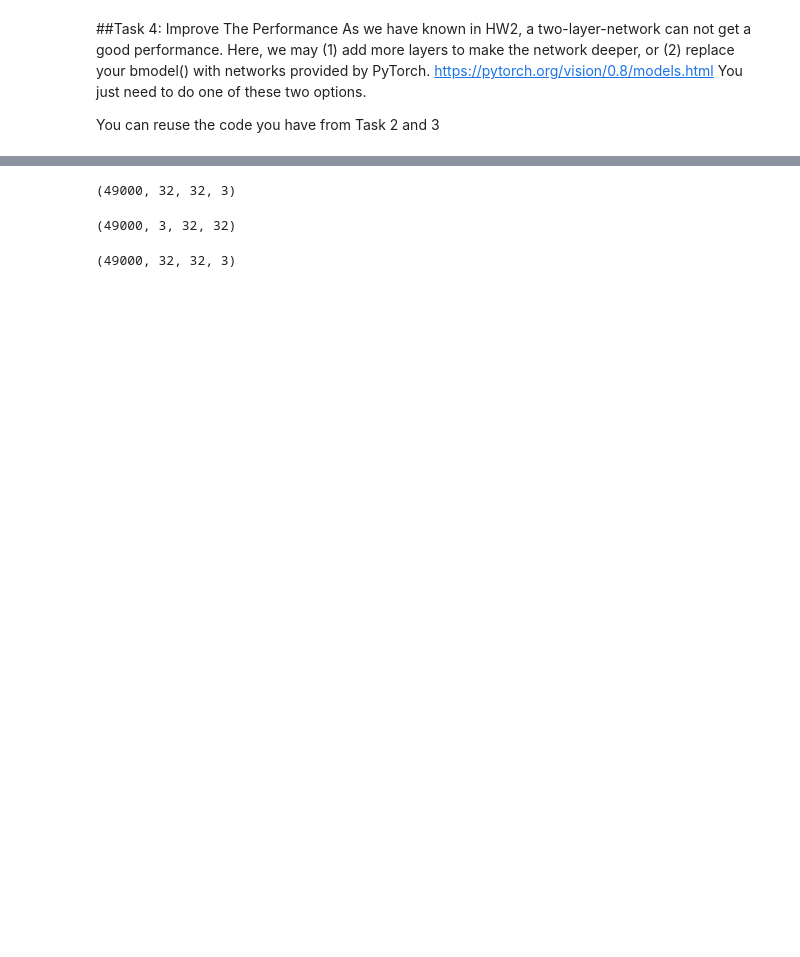
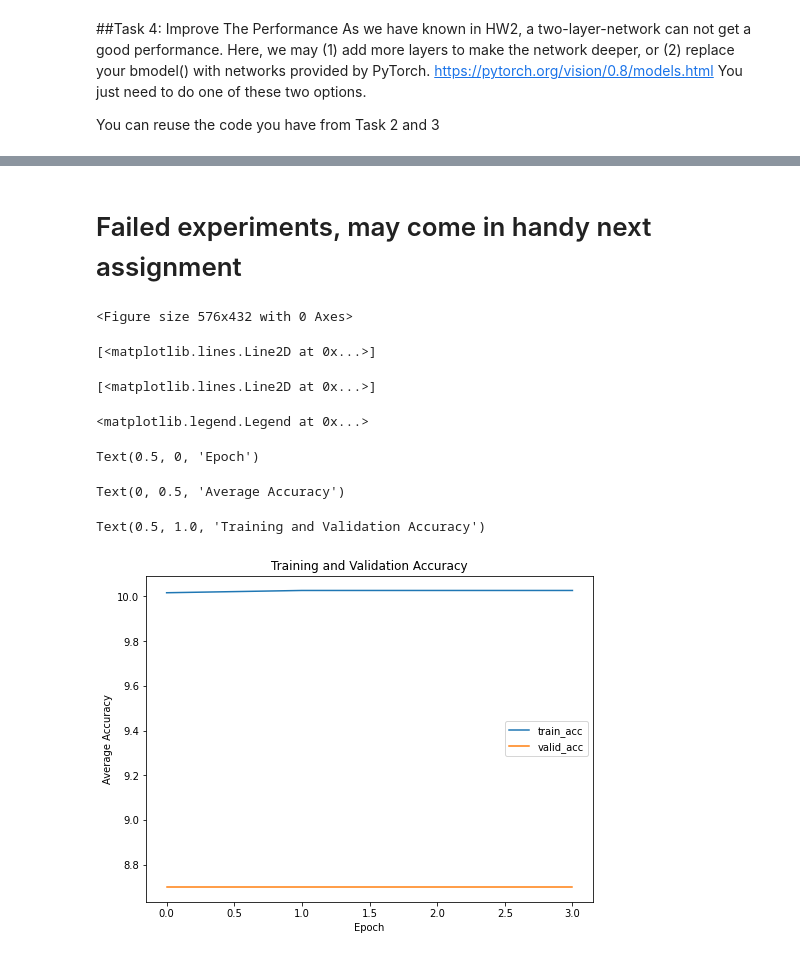
Before and after one commit to peter-callahan/vanderbilt, a Jupyter notebook: week11_Callahan_callahp.ipynb, the cells around one changed output, grey strips where cells are left out. Drawn from its saved outputs; the diff is of its cells as text; code cells hidden in the pictures; blank space fills up the shorter version.

```diff
--- a/week11_Callahan_callahp.ipynb
+++ b/week11_Callahan_callahp.ipynb
@@ -716,17 +748,15 @@ optimizer = optim.Adam(model.parameters(), lr=0.001)
 Train your new network and get the results. At this time, the training process may need more time.
 # %%
 from timeit import default_timer as timer
-save_file_name = f'cifar_model_best_model.pt'
-train_on_gpu = cuda.is_available()
 
 model, history = train(model,
     criterion,
     optimizer,
     dataloaders['train'],
     dataloaders['valid'],
-    save_file_name=save_file_name,
+    save_file_name=f'/content/drive/MyDrive/Colab Notebooks/neural_net_pytorch/cifar_model_best_model.pt',
     max_epochs_stop=3,
-    n_epochs=500,
+    n_epochs=100,
     print_every=1)
 # %% [output]
 Starting Training from Scratch.
@@ -793,3 +915,24 @@ You can reuse the code you have from Task 2 and 3
+# %% [markdown]
+# Failed experiments, may come in handy next assignment
+# %%
+plt.figure(figsize=(8, 6))
+for c in ['train_acc', 'valid_acc']:
+    plt.plot(
+        100 * history[c], label=c)
+plt.legend()
+plt.xlabel('Epoch')
+plt.ylabel('Average Accuracy')
+plt.title('Training and Validation Accuracy')
+plt.show()
+# %% [output]
+<Figure size 576x432 with 0 Axes>
+[<matplotlib.lines.Line2D at 0x...>]
+[<matplotlib.lines.Line2D at 0x...>]
+<matplotlib.legend.Legend at 0x...>
+Text(0.5, 0, 'Epoch')
+Text(0, 0.5, 'Average Accuracy')
+Text(0.5, 1.0, 'Training and Validation Accuracy')
+[figure, added]
 # %%
 from data_utils import load_CIFAR10
 
@@ -825,12 +991,0 @@ X_test = X_test.reshape(num_test,3,32,32).transpose(0,1,2,3)
-# %%
-X_train.shape
-# %% [output]
-(49000, 32, 32, 3)
-# %%
-X_train_rs.shape
-# %% [output]
-(49000, 3, 32, 32)
-# %%
-X_train.shape
-# %% [output]
-(49000, 32, 32, 3)
```
Also changed, not shown: parts of 21 cells of this notebook.
